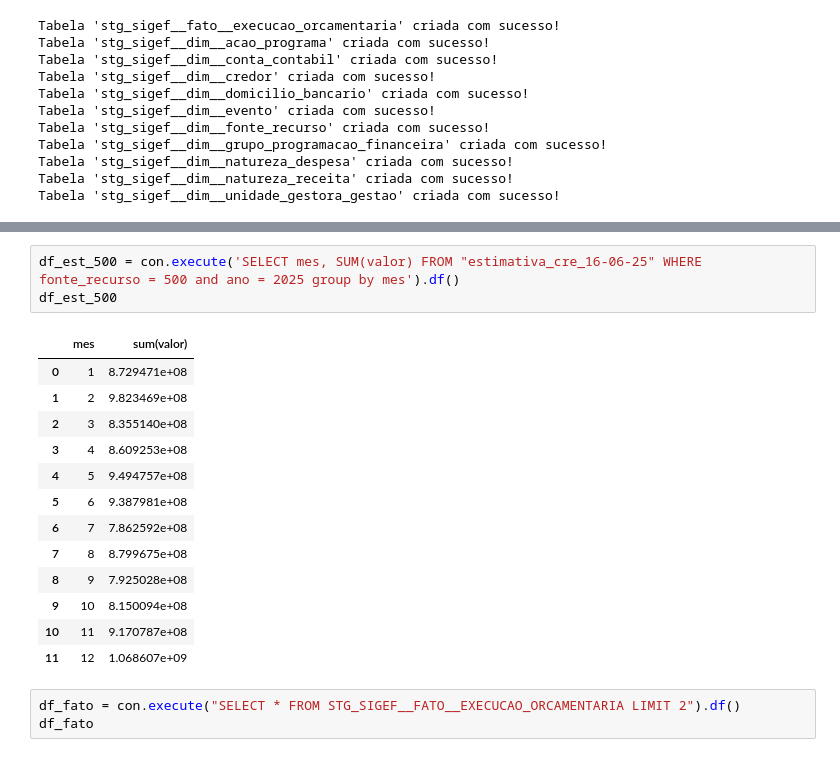
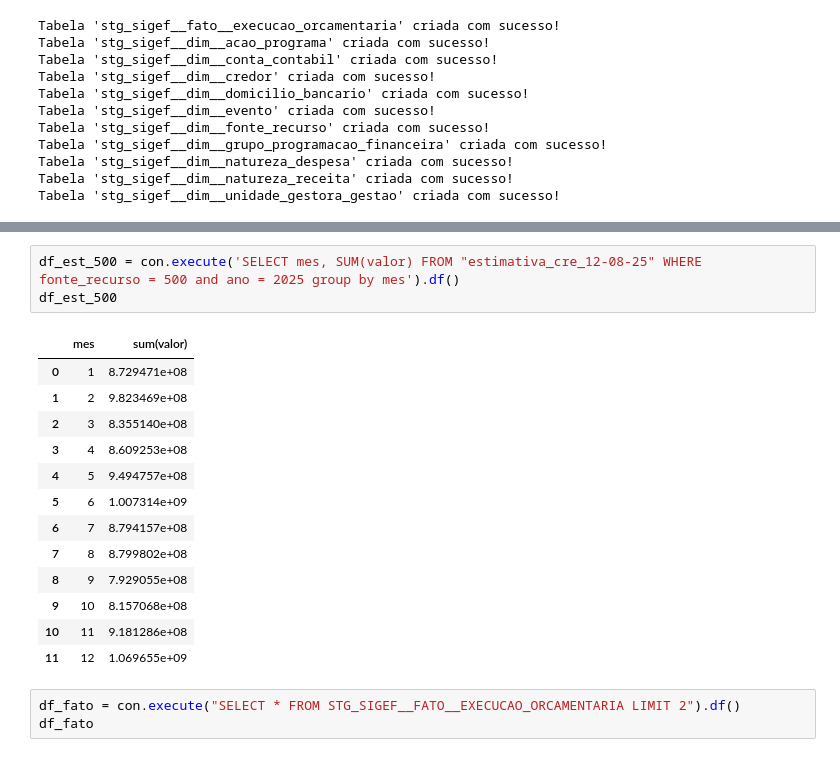
Before and after one commit to PedroJRod/sefin_geop, a Jupyter notebook: estimativa_cre/estimativa_cre.ipynb, the cells around one changed output, grey strips where cells are left out. Drawn from its saved outputs; the diff is of its cells as text.

```diff
--- a/estimativa_cre/estimativa_cre.ipynb
+++ b/estimativa_cre/estimativa_cre.ipynb
@@ -69,22 +69,22 @@ df_est
 | 0 | 140001 | SECRETARIA DE ESTADO DE FINANCAS | 500.0 | Recursos não Vinculados de Impostos. | 11125101.0 | None | ... |
 | 1 | 140001 | SECRETARIA DE ESTADO DE FINANCAS | 500.0 | Recursos não Vinculados de Impostos. | 11125101.0 | None | ... |
 # %%
-df_est_500 = con.execute('SELECT mes, SUM(valor) FROM "estimativa_cre_16-06-25" WHERE fonte_recurso = 500 and ano = 2025 group by mes').df()
+df_est_500 = con.execute('SELECT mes, SUM(valor) FROM "estimativa_cre_12-08-25" WHERE fonte_recurso = 500 and ano = 2025 group by mes').df()
 df_est_500
 # %% [output]
 |  | mes | sum(valor) |
 | 0 | 1 | 8.729471e+08 |
 | 1 | 2 | 9.823469e+08 |
 | 2 | 3 | 8.355140e+08 |
 | 3 | 4 | 8.609253e+08 |
 | 4 | 5 | 9.494757e+08 |
-| 5 | 6 | 9.387981e+08 |
-| 6 | 7 | 7.862592e+08 |
-| 7 | 8 | 8.799675e+08 |
-| 8 | 9 | 7.925028e+08 |
-| 9 | 10 | 8.150094e+08 |
-| 10 | 11 | 9.170787e+08 |
-| 11 | 12 | 1.068607e+09 |
+| 5 | 6 | 1.007314e+09 |
+| 6 | 7 | 8.794157e+08 |
+| 7 | 8 | 8.799802e+08 |
+| 8 | 9 | 7.929055e+08 |
+| 9 | 10 | 8.157068e+08 |
+| 10 | 11 | 9.181286e+08 |
+| 11 | 12 | 1.069655e+09 |
 # %%
 df_fato = con.execute("SELECT * FROM STG_SIGEF__FATO__EXECUCAO_ORCAMENTARIA LIMIT 2").df()
 df_fato
```
Also changed, not shown: parts of 5 cells of this notebook, 3 other files.
